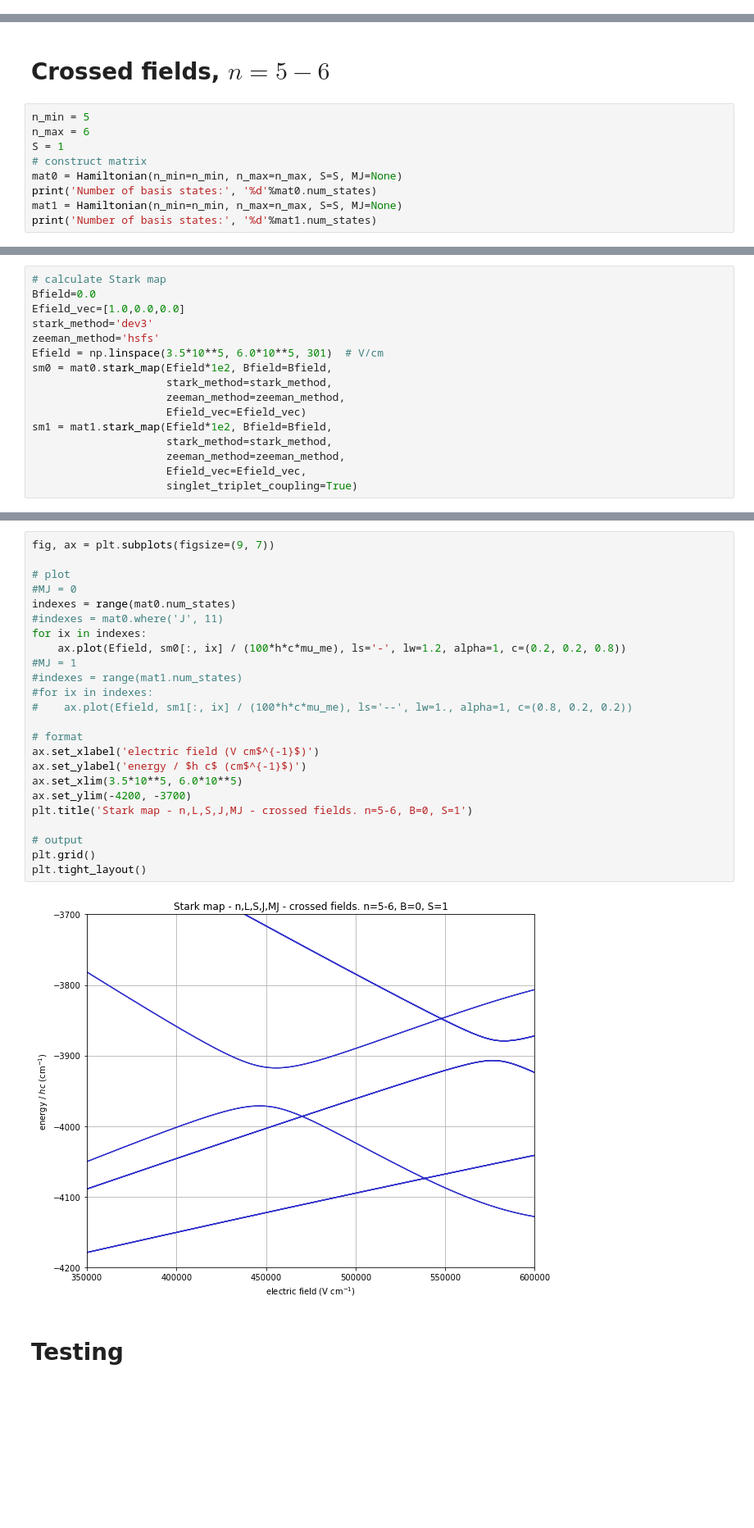
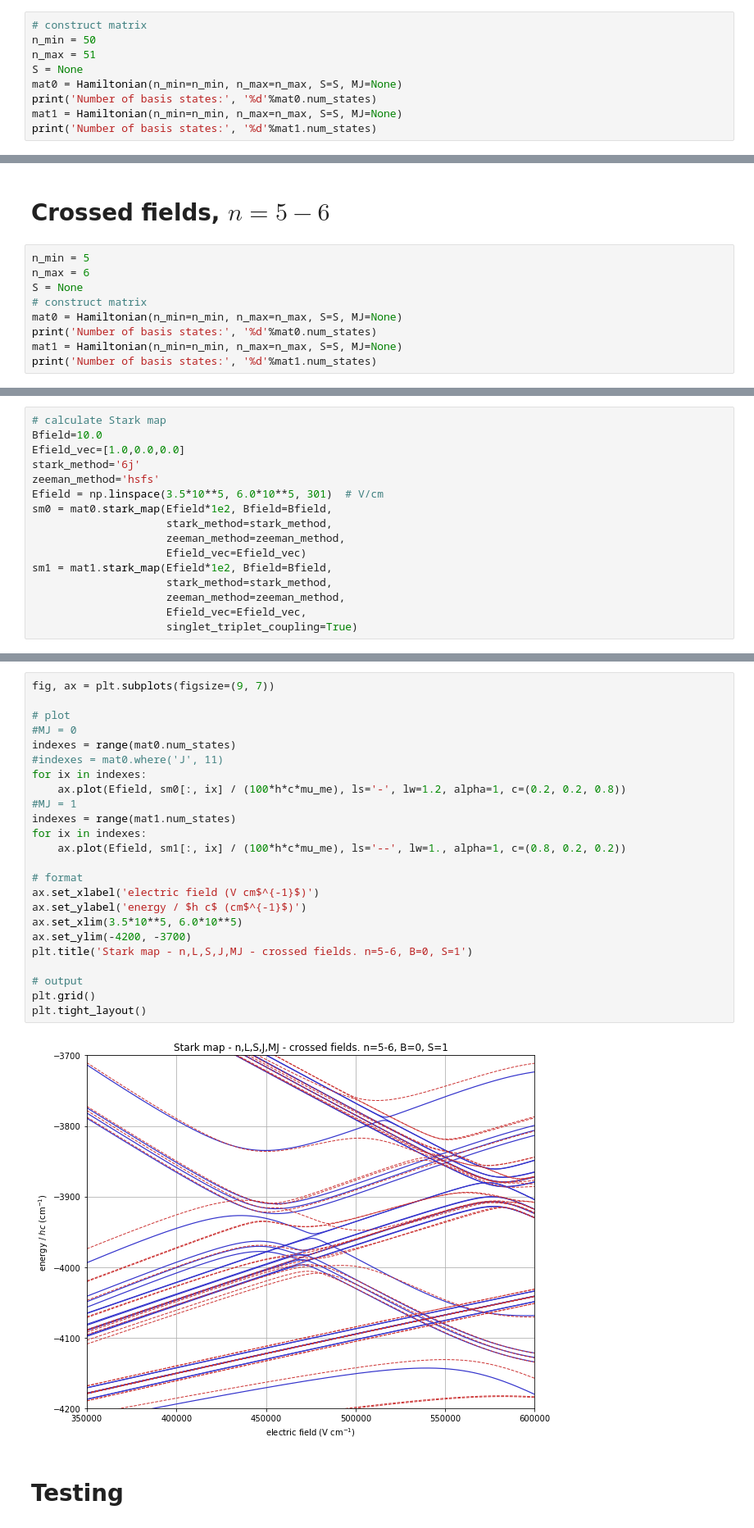
Before and after one commit to aa-morgan/helium-stark-FS, a Jupyter notebook: notebooks/Stark map - n,L,S,J,MJ - crossed fields.ipynb, the cells around one changed output, grey strips where cells are left out. Shown at 82% size. Drawn from its saved outputs; the diff is of its cells as text; blank space fills up the shorter version.

```diff
--- a/notebooks/Stark map - n,L,S,J,MJ - crossed fields.ipynb
+++ b/notebooks/Stark map - n,L,S,J,MJ - crossed fields.ipynb
@@ -26,0 +29,9 @@ mpl.rcParams['axes.formatter.useoffset'] = False
+# %%
+# construct matrix
+n_min = 50
+n_max = 51
+S = None
+mat0 = Hamiltonian(n_min=n_min, n_max=n_max, S=S, MJ=None)
+print('Number of basis states:', '%d'%mat0.num_states)
+mat1 = Hamiltonian(n_min=n_min, n_max=n_max, S=S, MJ=None)
+print('Number of basis states:', '%d'%mat1.num_states)
@@ -29,7 +75,7 @@ mpl.rcParams['axes.formatter.useoffset'] = False
 # %%
 n_min = 5
 n_max = 6
-S = 1
+S = None
 # construct matrix
 mat0 = Hamiltonian(n_min=n_min, n_max=n_max, S=S, MJ=None)
 print('Number of basis states:', '%d'%mat0.num_states)
@@ -41,8 +87,8 @@ Number of basis states: 183
 # %%
 # calculate Stark map
-Bfield=0.0
+Bfield=10.0
 Efield_vec=[1.0,0.0,0.0]
-stark_method='dev3'
+stark_method='6j'
 zeeman_method='hsfs'
 Efield = np.linspace(3.5*10**5, 6.0*10**5, 301)  # V/cm
 sm0 = mat0.stark_map(Efield*1e2, Bfield=Bfield,
@@ -64,28 +112,28 @@ mat_s sum:  -76.7188574543
 # %%
 fig, ax = plt.subplots(figsize=(9, 7))
 
 # plot
 #MJ = 0
 indexes = range(mat0.num_states)
 #indexes = mat0.where('J', 11)
 for ix in indexes:
     ax.plot(Efield, sm0[:, ix] / (100*h*c*mu_me), ls='-', lw=1.2, alpha=1, c=(0.2, 0.2, 0.8))
 #MJ = 1
-#indexes = range(mat1.num_states)
-#for ix in indexes:
-#    ax.plot(Efield, sm1[:, ix] / (100*h*c*mu_me), ls='--', lw=1., alpha=1, c=(0.8, 0.2, 0.2))
+indexes = range(mat1.num_states)
+for ix in indexes:
+    ax.plot(Efield, sm1[:, ix] / (100*h*c*mu_me), ls='--', lw=1., alpha=1, c=(0.8, 0.2, 0.2))
 
 # format
 ax.set_xlabel('electric field (V cm$^{-1}$)')
 ax.set_ylabel('energy / $h c$ (cm$^{-1}$)')
 ax.set_xlim(3.5*10**5, 6.0*10**5)
 ax.set_ylim(-4200, -3700)
 plt.title('Stark map - n,L,S,J,MJ - crossed fields. n=5-6, B=0, S=1')
 
 # output
 plt.grid()
 plt.tight_layout()
 # %% [output]
-[figure, old version]
+[figure, new version]
 # %% [markdown]
 # Testing
```
Also changed, not shown: parts of 28 cells of this notebook, 7 other files.
